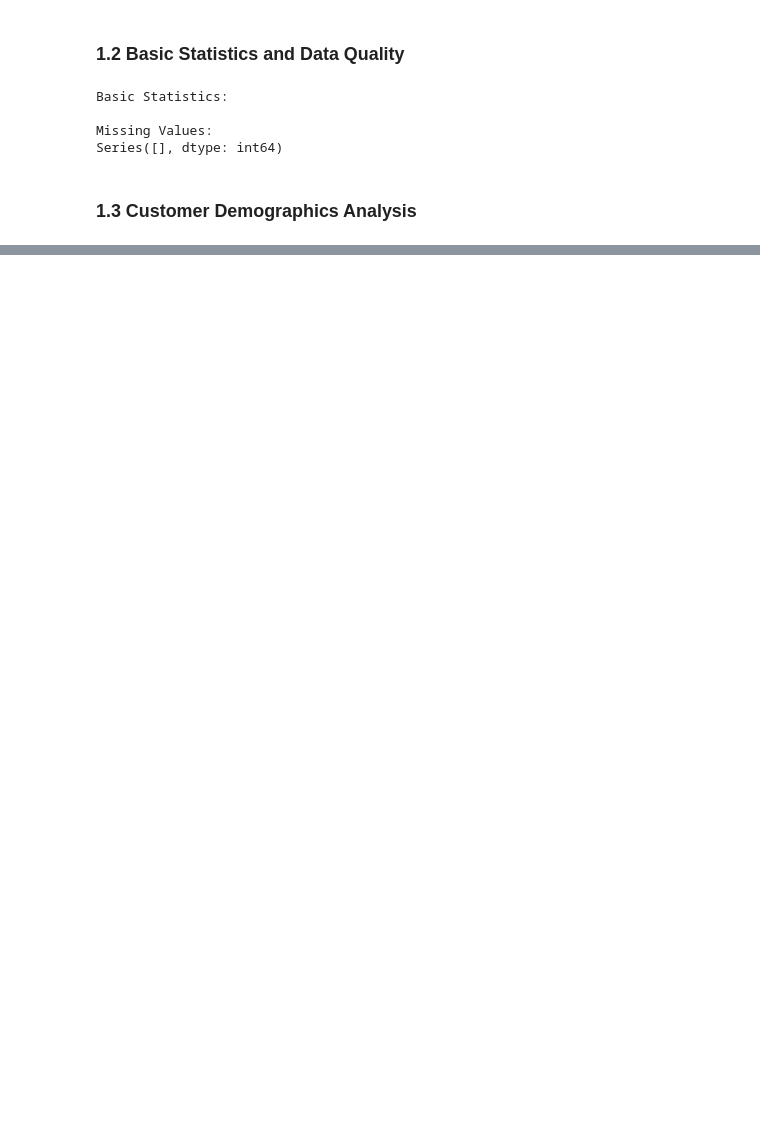
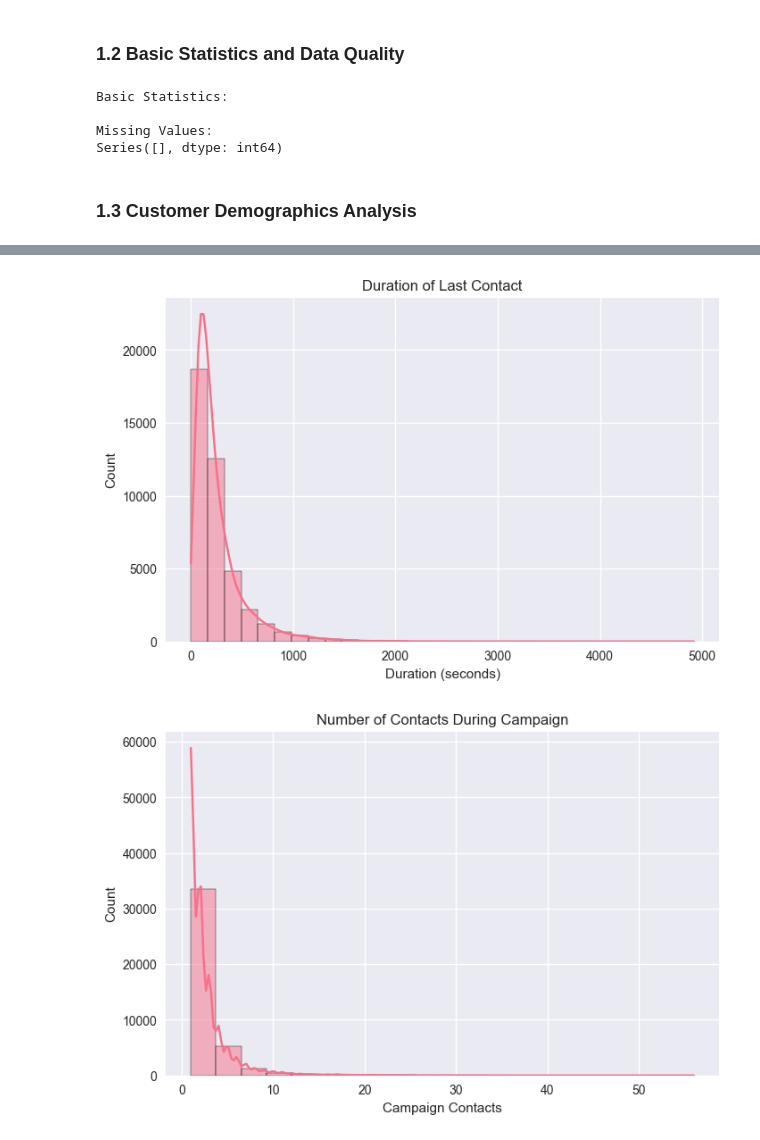
Before and after one commit to ghsaberr/predictive-analytics-cross-sell, a Jupyter notebook: predictive-analytics-for-cross-sell-opportunities.ipynb, the cells around one changed output, grey strips where cells are left out. Saved outputs shown, nothing was run; the diff lists cells and outputs as text; code cells hidden in the pictures; blank space fills up the shorter version.

```diff
--- a/predictive-analytics-for-cross-sell-opportunities.ipynb
+++ b/predictive-analytics-for-cross-sell-opportunities.ipynb
@@ -101,0 +145,19 @@ plt.show()
+# %%
+# Duration of last contact
+plt.figure(figsize=(8,5))
+sns.histplot(df['duration'], bins=30, kde=True)
+plt.title('Duration of Last Contact')
+plt.xlabel('Duration (seconds)')
+plt.ylabel('Count')
+plt.show()
+
+# Number of contacts during campaign
+plt.figure(figsize=(8,5))
+sns.histplot(df['campaign'], bins=20, kde=True)
+plt.title('Number of Contacts During Campaign')
+plt.xlabel('Campaign Contacts')
+plt.ylabel('Count')
+plt.show()
+# %% [output]
+[figure, added]
+[figure, added]
```
Also changed, not shown: parts of 8 cells of this notebook.
